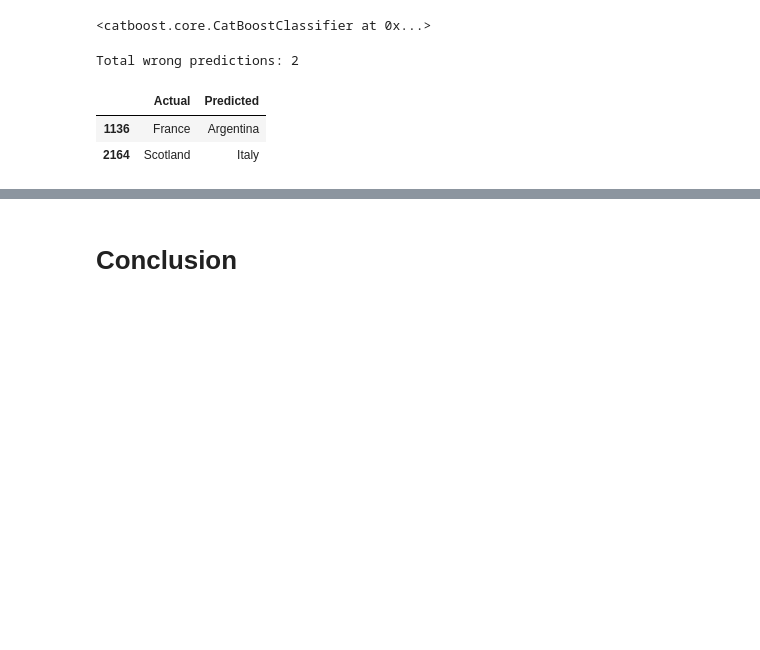
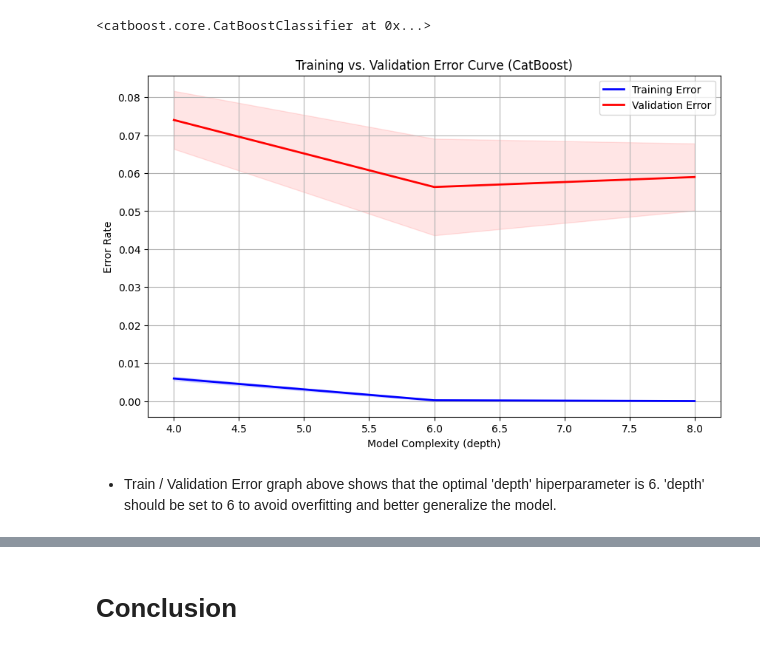
Before and after one commit to dilekdd/Multi-Class-Classification---CatBoost, a Jupyter notebook: multi-class-classification-catboost.ipynb, the cells around one changed output, grey strips where cells are left out. Cells and saved outputs as stored; diff of their text form; code cells hidden in the pictures; blank space fills up the shorter version.

```diff
--- a/multi-class-classification-catboost.ipynb
+++ b/multi-class-classification-catboost.ipynb
@@ -1019,29 +1019,47 @@ F1 Score: 0.9401
 Precision: 0.9413
 Recall: 0.941
 <catboost.core.CatBoostClassifier at 0x...>
-# %%
-import pandas as pd
-
-# Generate predictions on the full dataset and ensure they are 1-dimensional
-y_pred = final_model.predict(X).ravel()  # Ensure predictions are 1-dimensional
-y_actual = y.ravel()  # Ensure actual values are also 1-dimensional
-
-# Create a DataFrame to compare actual and predicted values
-predictions_df = pd.DataFrame({
-    'Actual': y_actual,       # Actual team names
-    'Predicted': y_pred       # Predicted team names
-})
-
-# Filter to get only the incorrect predictions
-wrong_predictions = predictions_df[predictions_df['Actual'] != predictions_df['Predicted']]
-
-# Display the number of wrong predictions
-print(f"Total wrong predictions: {len(wrong_predictions)}")
-
-# Display the wrong predictions
-wrong_predictions.head(20)  # Display top 20 wrong predictions
-# %% [output]
-Total wrong predictions: 2
-|  | Actual | Predicted |
-| 1136 | France | Argentina |
-| 2164 | Scotland | Italy |
+# %%
+from sklearn.model_selection import validation_curve
+import matplotlib.pyplot as plt
+import numpy as np
+from catboost import CatBoostClassifier
+
+# Define the parameter range for 'depth' to test model complexity
+param_range = [4, 6, 8]  # Using the depth values from your hyperparameter tuning
+
+# Calculate training and validation scores using validation_curve
+train_scores, val_scores = validation_curve(
+    CatBoostClassifier(random_state=24, verbose=False, class_weights=[class_weights.get(label) for label in sorted(class_weights.keys())]),
+    X, y,
+    param_name='depth', param_range=param_range,
+    scoring="accuracy", cv=stratified_kfold, n_jobs=-1
+)
+
+# Calculate the mean and standard deviation of training and validation scores
+train_scores_mean = np.mean(train_scores, axis=1)
+val_scores_mean = np.mean(val_scores, axis=1)
+train_scores_std = np.std(train_scores, axis=1)
+val_scores_std = np.std(val_scores, axis=1)
+
+# Plotting the training and validation errors
+plt.figure(figsize=(10, 6))
+plt.plot(param_range, 1 - train_scores_mean, label="Training Error", color='blue', lw=2)
+plt.fill_between(param_range, 1 - (train_scores_mean - train_scores_std), 1 - (train_scores_mean + train_scores_std), alpha=0.1, color="blue")
+plt.plot(param_range, 1 - val_scores_mean, label="Validation Error", color='red', lw=2)
+plt.fill_between(param_range, 1 - (val_scores_mean - val_scores_std), 1 - (val_scores_mean + val_scores_std), alpha=0.1, color="red")
+
+# Graphic settings
+plt.title('Training vs. Validation Error Curve (CatBoost)')
+plt.xlabel('Model Complexity (depth)')
+plt.ylabel('Error Rate')
+plt.legend(loc="upper right")
+plt.grid()
+
+# Save the plot and display it
+plt.savefig("CatBoost_validation_curve.png")
+plt.show()
+# %% [output]
+[figure, added]
+# %% [markdown]
+* Train / Validation Error graph above shows that the optimal 'depth' hiperparameter is 6. 'depth' should be set to 6 to avoid overfitting and better generalize the model.
```
Also changed, not shown: parts of 5 cells of this notebook.
